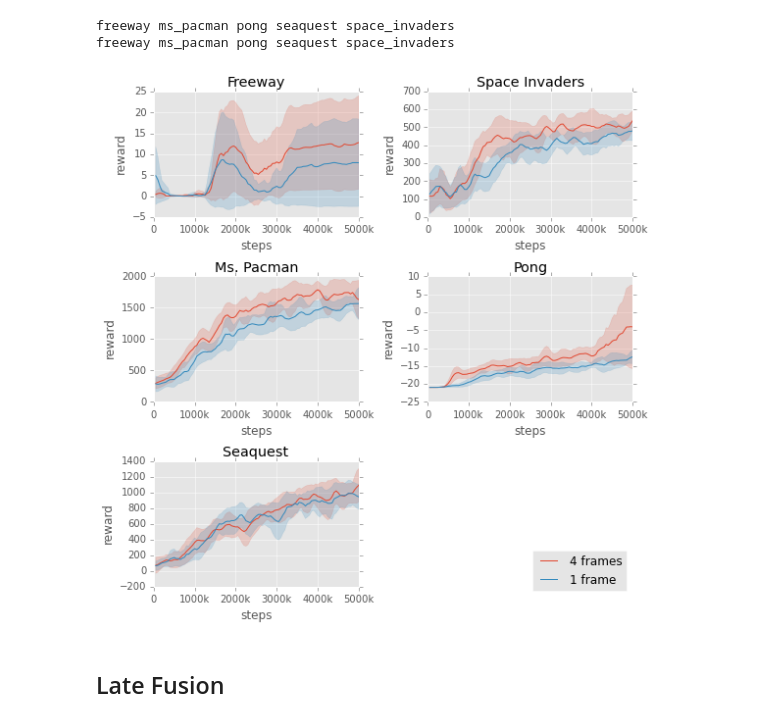
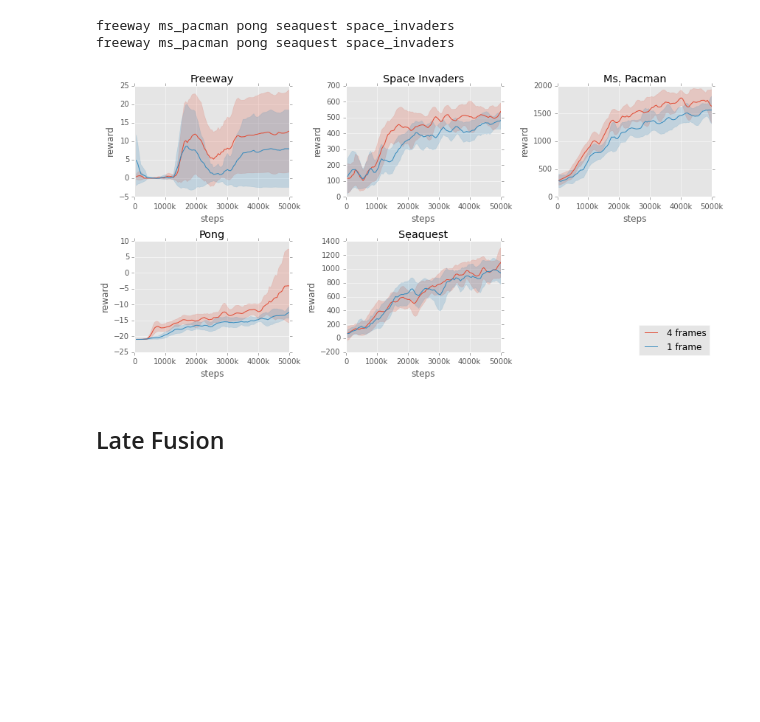
Before and after one commit to rubenvereecken/thesis, a Jupyter notebook: notebooks/Analysis.ipynb, the cells around one changed output. Drawn from its saved outputs; the diff is of its cells as text; code cells hidden in the pictures; blank space fills up the shorter version.

Commit message:
Generating dem images

```diff
--- a/notebooks/Analysis.ipynb
+++ b/notebooks/Analysis.ipynb
@@ -35,10 +35,6 @@ exp_re= re.compile('(?P<experiment>.*?)' +
                '([_-]+(?P<date>[0-9]{2}-[0-9]{2}.*?))?$')
 # %%
 from scipy import stats
-games = base_boost_results.keys()
-num_epochs = 100
-num_games = len(games)
-num_reps = reps = 5
 
 def process_results(results, num_reps=None, num_epochs=100):
     if num_reps is None:
@@ -46,6 +42,7 @@ def process_results(results, num_reps=None, num_epochs=100):
     rewards = np.empty((num_reps, num_epochs))
     qs = np.empty((num_reps, num_epochs))
     for rep in range(num_reps):
+        results[rep]
         rewards[rep, ...] = results[rep]['reward_per_episode'][:num_epochs]
         qs[rep, ...] = results[rep]['mean_q'][:num_epochs]
     return rewards, qs
@@ -54,7 +51,7 @@ def process_results_for_games(results, games, num_reps=5, num_epochs=100):
     rewards = np.empty((num_games, num_reps, num_epochs))
     qs = np.empty((num_games, num_reps, num_epochs))
     for game_i, game in enumerate(games):
-        rewards[game_i], qs[game_i] = process_results(results[game], num_epochs, num_reps)
+        rewards[game_i], qs[game_i] = process_results(results[game], num_reps, num_epochs)
     return rewards, qs
 
 labelify = lambda labels: map(lambda l: l if int(l) < 1000 else str(int(l) / 1000) + 'k', labels)
@@ -70,11 +67,17 @@ single_rewards_mean = np.mean(single_rewards, axis=0)
 # %% [markdown]
 ## Frame Stacking
 # %%
+num_epochs = 100
+num_reps = 5
+
 base_boost_dir = result_dir + '/base_boost'
 single_frame_boost_dir = result_dir + '/single_frame_boost'
 
 base_boost_learning, base_boost_results, base_boost_params = gather(base_boost_dir)
 single_boost_learning, single_boost_results, single_boost_params = gather(single_frame_boost_dir)
+
+games = base_boost_results.keys()
+num_games = len(games)
 # %% [output]
 freeway ms_pacman pong seaquest space_invaders
 freeway ms_pacman pong seaquest space_invaders
@@ -94,7 +97,7 @@ confidence = 0.9
 t = stats.t._ppf((1+confidence)/2., num_reps-1)
 s = partial(smoothing, window=5)
 
-fig = plt.figure(figsize=(8,8))
+fig = plt.figure(figsize=(12,6))
 epochs = np.arange(1, num_epochs + 1)
 steps = epochs * 50000
 
@@ -102,38 +105,37 @@ lines = []
 for game_i, game in enumerate(games):
     #base_ax = fig.add_subplot(num_games, 2, game_i * 2 + 1)
     #single_ax = fig.add_subplot(num_games, 2, game_i * 2 + 2)
-    ax = fig.add_subplot(3, 2, game_i + 1)
+    ax = fig.add_subplot(2, 3, game_i + 1)
     base_line, = ax.plot(steps, s(base_boost_rewards_mean[game_i]),
                         label='4 frames')
     ax.fill_between(steps,
                     s(base_boost_rewards_mean[game_i]) - t * s(base_boost_rewards_err[game_i]),
                     s(base_boost_rewards_mean[game_i]) + t * s(base_boost_rewards_err[game_i]),
                     #base_boost_rewards_min[game_i],
                     #base_boost_rewards_max[game_i],
                     alpha=0.2,
                     color = base_line.get_color())
     single_line, = ax.plot(steps, smoothing(single_boost_rewards_mean[game_i], 5),
                           label='1 frame')
     ax.fill_between(steps,
                 s(single_boost_rewards_mean[game_i]) - t * s(single_boost_rewards_err[game_i]),
                 s(single_boost_rewards_mean[game_i]) + t * s(single_boost_rewards_err[game_i]),
                 alpha=0.2,
                 color = single_line.get_color())
     ax.set_title(game_names[game])
     ax.set_xlabel('steps')
     ax.set_ylabel('reward')
-    #ax.set_xticklabels(['0', '10k', '20k', '30k', '40k', '50k'])
     fig.canvas.draw()
     labels = [item.get_text() for item in ax.get_xticklabels()]
     ax.set_xticklabels(labelify(labels))
 
     lines += [base_line, single_line]
 
-fig.legend(lines, labels=['4 frames', '1 frame'], bbox_to_anchor=(.95, 0.15))
+fig.legend(lines, labels=['4 frames', '1 frame'], bbox_to_anchor=(.97, 0.2))
 fig.tight_layout()
 plt.savefig(image_dir + '/stacked_vs_single.pdf')
 # %% [output]
-[figure, old version]
+[figure, new version]
 # %% [markdown]
 ## Late Fusion
 # %% [markdown]
```
Also changed, not shown: 4 other files.
